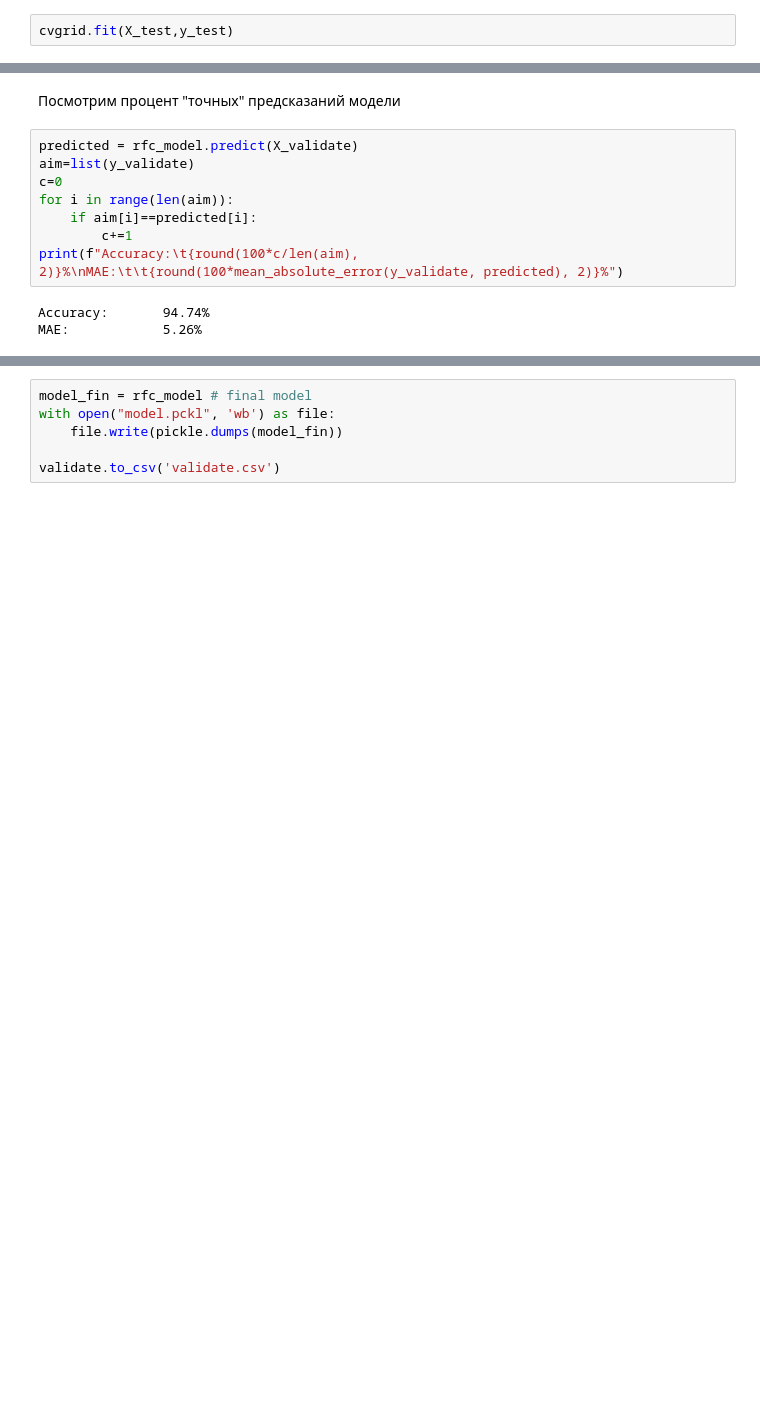
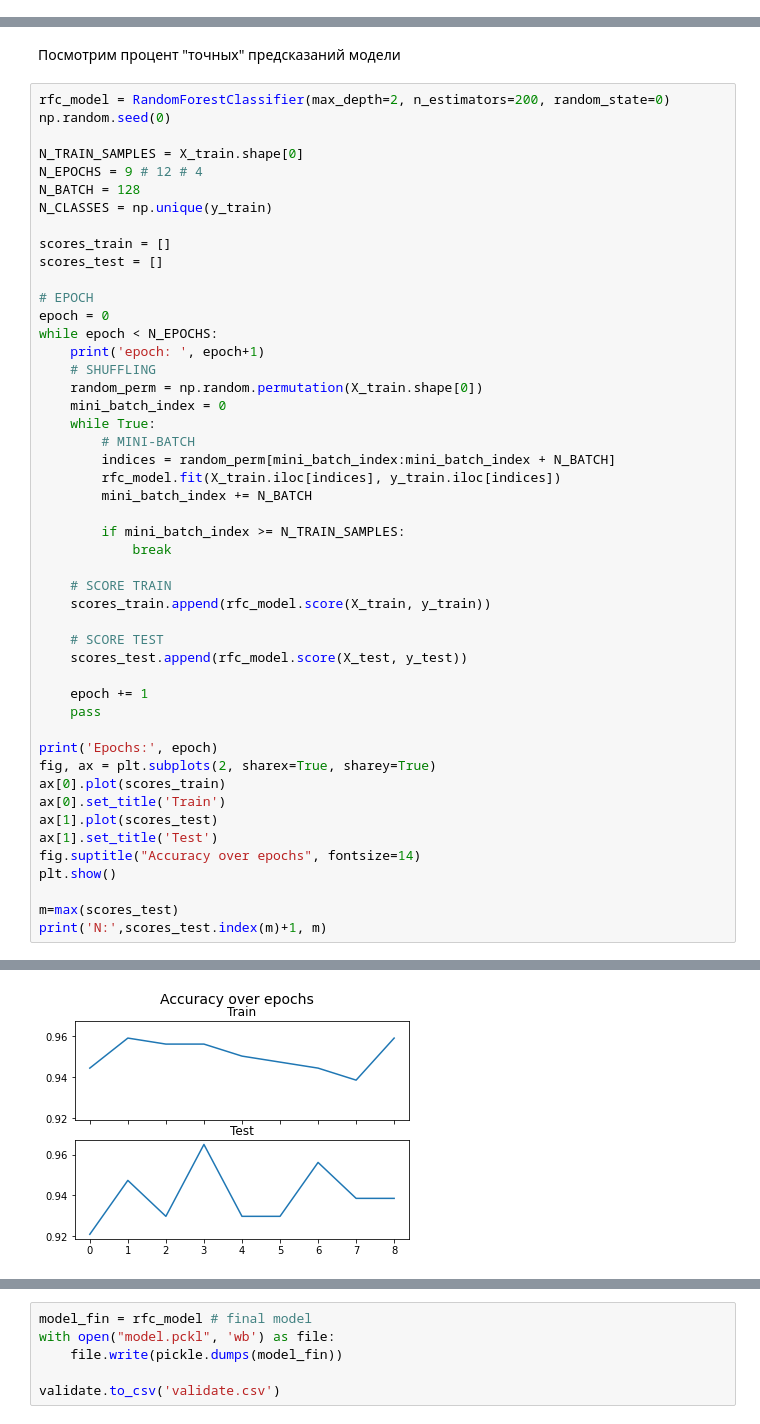
Before and after one commit to GluKhovKirill/NN_BreastCancer, a Jupyter notebook: main.ipynb, the cells around one changed output, grey strips where cells are left out. Drawn from its saved outputs; the diff is of its cells as text; blank space fills up the shorter version.

Commit message:
Added epochs

```diff
--- a/main.ipynb
+++ b/main.ipynb
@@ -134,5 +134,3 @@ GridSearchCV(estimator=RandomForestClassifier(random_state=0), n_jobs=-1,
                          'n_estimators': [100, 200, 300, 400, 500, 600, 700,
                                           800, 900]},
              verbose=3)
-# %%
-cvgrid.fit(X_test,y_test)
@@ -149,13 +143,51 @@ rfc_model = cvgrid.best_estimator_
 # %% [markdown]
 Посмотрим процент "точных" предсказаний модели
-# %%
-predicted = rfc_model.predict(X_validate)
-aim=list(y_validate)
-c=0
-for i in range(len(aim)):
-    if aim[i]==predicted[i]:
-        c+=1
-print(f"Accuracy:\t{round(100*c/len(aim), 2)}%\nMAE:\t\t{round(100*mean_absolute_error(y_validate, predicted), 2)}%")
-# %% [output]
-Accuracy:       94.74%
-MAE:            5.26%
+# %%
+rfc_model = RandomForestClassifier(max_depth=2, n_estimators=200, random_state=0)
+np.random.seed(0)
+
+N_TRAIN_SAMPLES = X_train.shape[0]
+N_EPOCHS = 9 # 12 # 4
+N_BATCH = 128
+N_CLASSES = np.unique(y_train)
+
+scores_train = []
+scores_test = []
+
+# EPOCH
+epoch = 0
+while epoch < N_EPOCHS:
+    print('epoch: ', epoch+1)
+    # SHUFFLING
+    random_perm = np.random.permutation(X_train.shape[0])
+    mini_batch_index = 0
+    while True:
+        # MINI-BATCH
+        indices = random_perm[mini_batch_index:mini_batch_index + N_BATCH]
+        rfc_model.fit(X_train.iloc[indices], y_train.iloc[indices])
+        mini_batch_index += N_BATCH
+
+        if mini_batch_index >= N_TRAIN_SAMPLES:
+            break
+
+    # SCORE TRAIN
+    scores_train.append(rfc_model.score(X_train, y_train))
+
+    # SCORE TEST
+    scores_test.append(rfc_model.score(X_test, y_test))
+
+    epoch += 1
+    pass
+
+print('Epochs:', epoch)
+fig, ax = plt.subplots(2, sharex=True, sharey=True)
+ax[0].plot(scores_train)
+ax[0].set_title('Train')
+ax[1].plot(scores_test)
+ax[1].set_title('Test')
+fig.suptitle("Accuracy over epochs", fontsize=14)
+plt.show()
+
+m=max(scores_test)
+print('N:',scores_test.index(m)+1, m)
+# %% [output]
@@ -161,0 +204 @@ MAE:            5.26%
+[figure, added]
```
Also changed, not shown: parts of 10 cells of this notebook, 1 other file.
